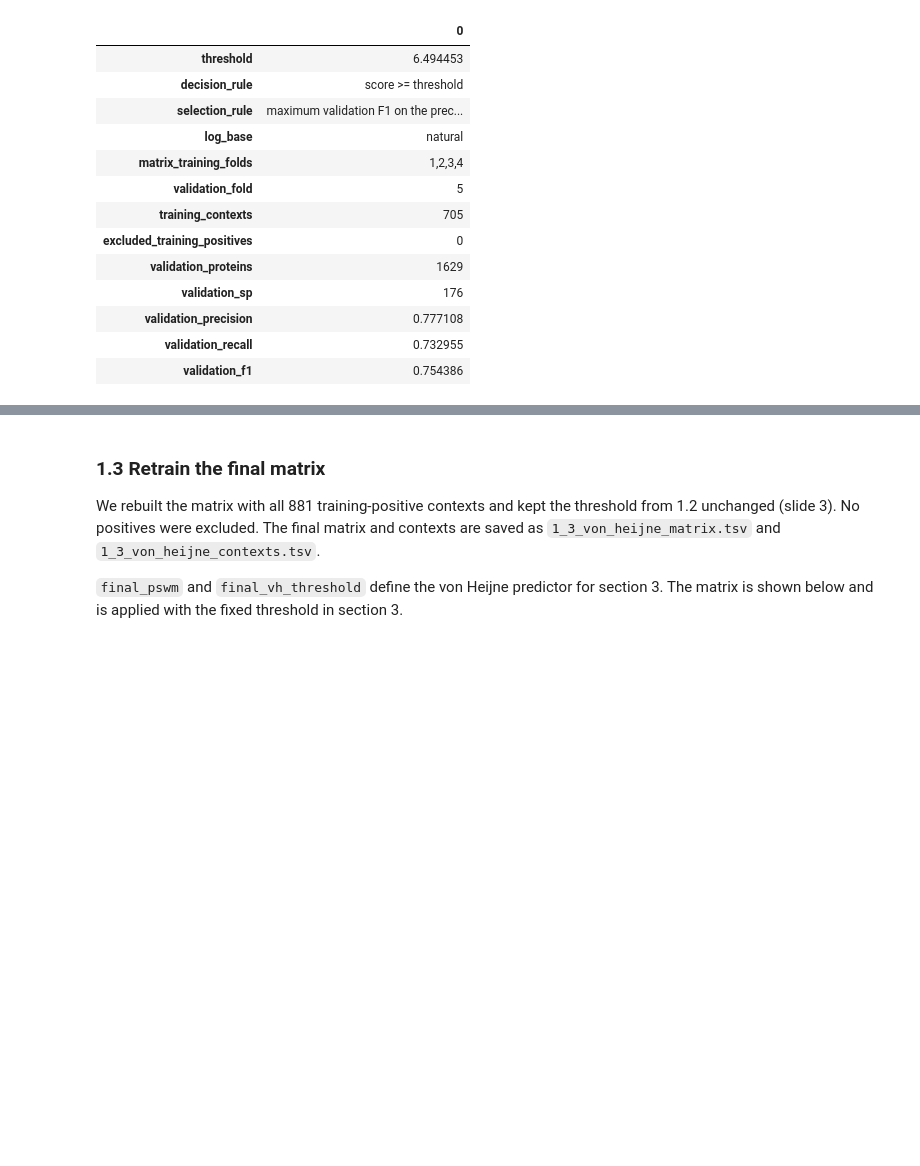
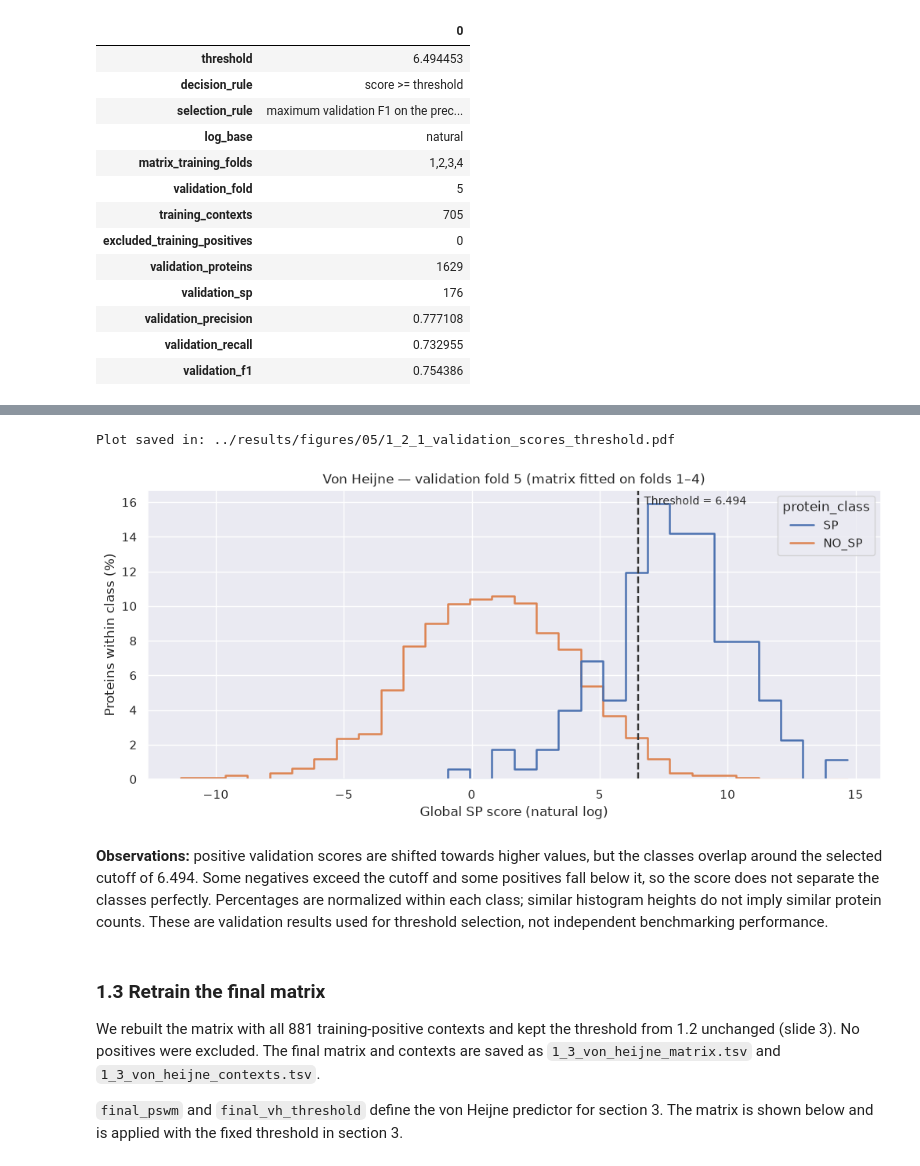
Before and after one commit to bioinformatikk/LB2_project_Group_10, a Jupyter notebook: notebooks/05_benchmarking_and_analysis.ipynb, the cells around one changed output, grey strips where cells are left out. Saved outputs shown, nothing was run; the diff lists cells and outputs as text; code cells hidden in the pictures; blank space fills up the shorter version.

Commit message:
Visual additions to 05 benchmarking

```diff
--- a/notebooks/05_benchmarking_and_analysis.ipynb
+++ b/notebooks/05_benchmarking_and_analysis.ipynb
@@ -378,3 +384,29 @@ Selected threshold: 6.4945
+# %%
+# Reuse validation scores from 1.1 without rescoring or selecting a threshold.
+validation_plot = vh_validation_scored[["label", "score"]].copy()
+threshold_plot = pd.read_csv(table_dir / "1_2_von_heijne_threshold.tsv", sep="\t").iloc[0]
+fixed_threshold_plot = float(threshold_plot["threshold"])
+validation_plot["protein_class"] = validation_plot["label"].map({1: "SP", 0: "NO_SP"})
+fig, ax = plt.subplots(figsize=(10, 4.5), layout="constrained")
+sns.histplot(
+    data=validation_plot, x="score", hue="protein_class", hue_order=["SP", "NO_SP"],
+    palette={"SP": "C0", "NO_SP": "C1"}, bins=30, common_bins=True,
+    stat="percent", common_norm=False, element="step", fill=False, linewidth=1.8, ax=ax,
+)
+ax.axvline(fixed_threshold_plot, color="0.2", linestyle="--", linewidth=1.7)
+ax.text(fixed_threshold_plot, 0.98, f"  Threshold = {fixed_threshold_plot:.3f}",
+        transform=ax.get_xaxis_transform(), va="top", ha="left", fontsize=10)
+ax.set(xlabel="Global SP score (natural log)", ylabel="Proteins within class (%)",
+       title="Von Heijne — validation fold 5 (matrix fitted on folds 1–4)")
+figure_path = figure_dir / "1_2_1_validation_scores_threshold.pdf"
+fig.savefig(figure_path, format="pdf", bbox_inches="tight")
+print("Plot saved in:", figure_path)
+plt.show()
+# %% [output]
+Plot saved in: ../results/figures/05/1_2_1_validation_scores_threshold.pdf
+[figure, added]
+# %% [markdown]
+**Observations:** positive validation scores are shifted towards higher values, but the classes overlap around the selected cutoff of 6.494. Some negatives exceed the cutoff and some positives fall below it, so the score does not separate the classes perfectly. Percentages are normalized within each class; similar histogram heights do not imply similar protein counts. These are validation results used for threshold selection, not independent benchmarking performance.
 # %% [markdown]
 ### 1.3 Retrain the final matrix
 
```
Also changed, not shown: parts of 11 cells of this notebook, 17 other files.
